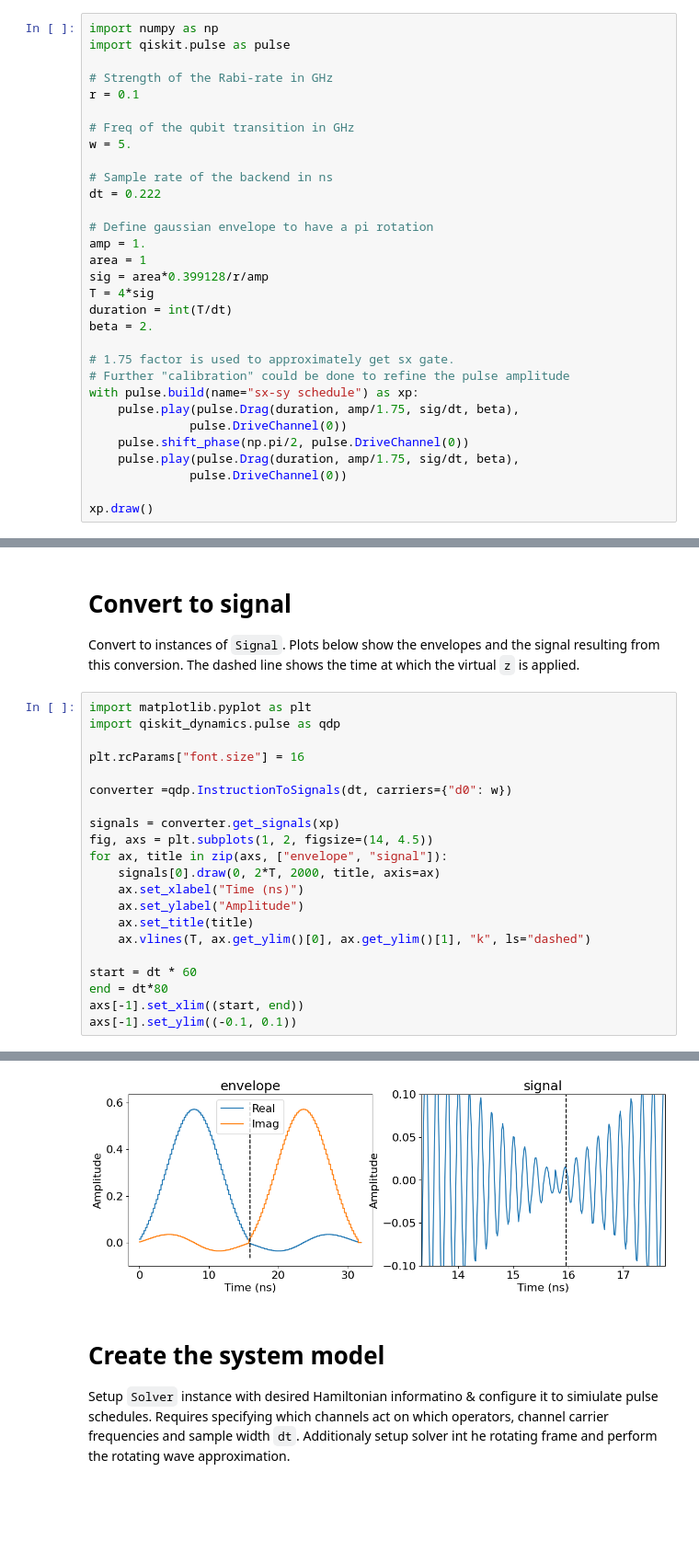
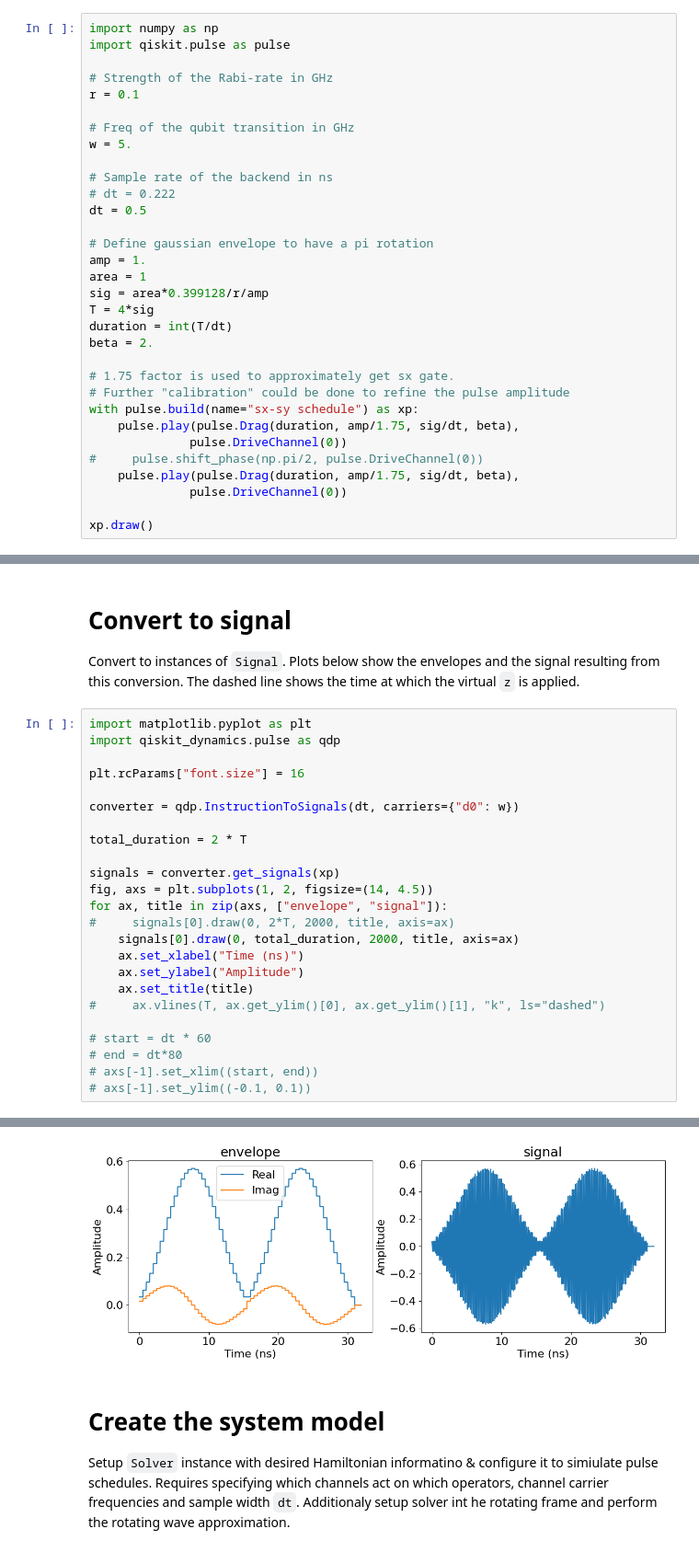
Before and after one commit to leandergrech/qvaqt, a Jupyter notebook: Qiskit_Pulse_Tuorial.ipynb, the cells around one changed output, grey strips where cells are left out. Shown at 92% size. Saved outputs shown, nothing was run; the diff lists cells and outputs as text; blank space fills up the shorter version.

```diff
--- a/Qiskit_Pulse_Tuorial.ipynb
+++ b/Qiskit_Pulse_Tuorial.ipynb
@@ -20,7 +20,8 @@ r = 0.1
 w = 5.
 
 # Sample rate of the backend in ns
-dt = 0.222
+# dt = 0.222
+dt = 0.5
 
 # Define gaussian envelope to have a pi rotation
 amp = 1.
@@ -35,7 +36,7 @@ beta = 2.
 with pulse.build(name="sx-sy schedule") as xp:
     pulse.play(pulse.Drag(duration, amp/1.75, sig/dt, beta),
               pulse.DriveChannel(0))
-    pulse.shift_phase(np.pi/2, pulse.DriveChannel(0))
+#     pulse.shift_phase(np.pi/2, pulse.DriveChannel(0))
     pulse.play(pulse.Drag(duration, amp/1.75, sig/dt, beta),
               pulse.DriveChannel(0))
 
@@ -53,19 +54,22 @@ import qiskit_dynamics.pulse as qdp
 
 plt.rcParams["font.size"] = 16
 
-converter =qdp.InstructionToSignals(dt, carriers={"d0": w})
+converter = qdp.InstructionToSignals(dt, carriers={"d0": w})
+
+total_duration = 2 * T
 
 signals = converter.get_signals(xp)
 fig, axs = plt.subplots(1, 2, figsize=(14, 4.5))
 for ax, title in zip(axs, ["envelope", "signal"]):
-    signals[0].draw(0, 2*T, 2000, title, axis=ax)
+#     signals[0].draw(0, 2*T, 2000, title, axis=ax)
+    signals[0].draw(0, total_duration, 2000, title, axis=ax)
     ax.set_xlabel("Time (ns)")
     ax.set_ylabel("Amplitude")
     ax.set_title(title)
-    ax.vlines(T, ax.get_ylim()[0], ax.get_ylim()[1], "k", ls="dashed")
+#     ax.vlines(T, ax.get_ylim()[0], ax.get_ylim()[1], "k", ls="dashed")
 
-start = dt * 60
-end = dt*80
-axs[-1].set_xlim((start, end))
-axs[-1].set_ylim((-0.1, 0.1))
+# start = dt * 60
+# end = dt*80
+# axs[-1].set_xlim((start, end))
+# axs[-1].set_ylim((-0.1, 0.1))
 # %% [output]
@@ -73,4 +76,4 @@ axs[-1].set_ylim((-0.1, 0.1))
-[figure, old version]
+[figure, new version]
 # %% [markdown]
 # Create the system model
 
```
Also changed, not shown: parts of 5 cells of this notebook, 2 other files.
